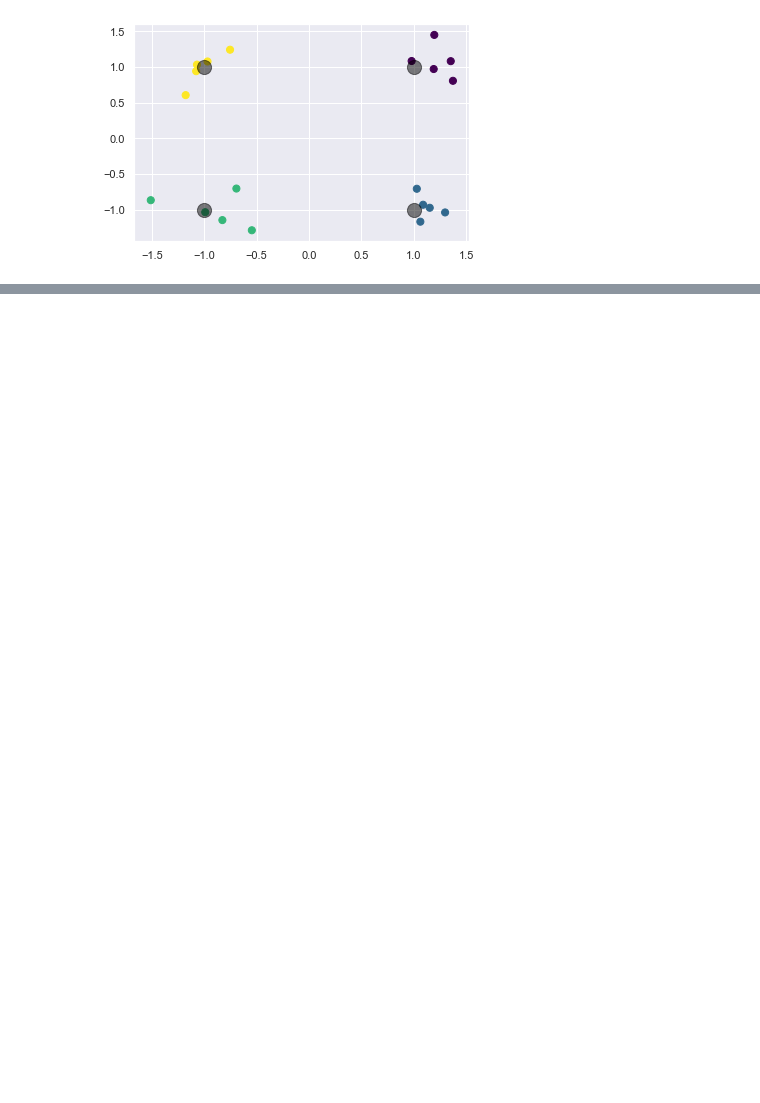
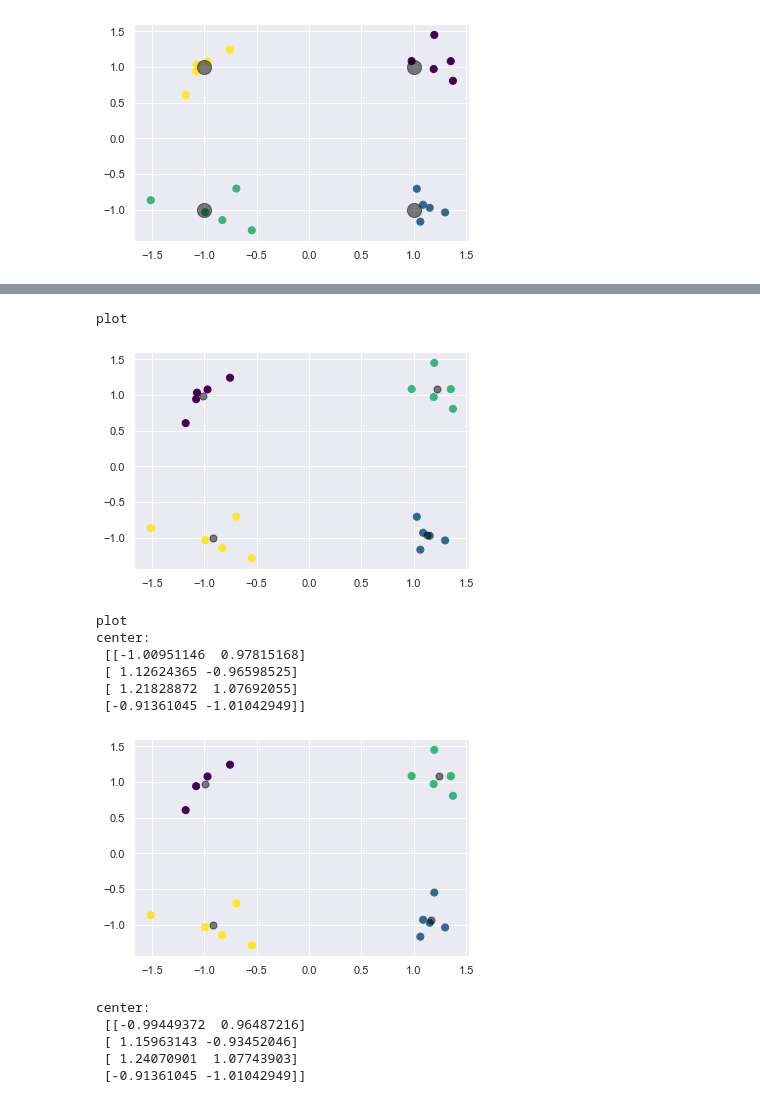
Before and after one commit to AssembleSoftware/IoTPy, a Jupyter notebook: examples/ExamplesOfIncrementalKmeans.ipynb, the cells around one changed output, grey strips where cells are left out. Cells and saved outputs as stored; diff of their text form; code cells hidden in the pictures; blank space fills up the shorter version.

```diff
--- a/examples/ExamplesOfIncrementalKmeans.ipynb
+++ b/examples/ExamplesOfIncrementalKmeans.ipynb
@@ -145,6 +178,0 @@ sink_window(func=clusters_in_moving_windows,
-# %%
-# Start stream
-points, blob_cluster_ids = make_blobs(
-    n_samples, n_features, centers, cluster_std=stdev, random_state=0)
-stream_of_points.extend(points)
-run()
@@ -153,12 +178,0 @@ run()
-# %%
-num_steps=5
-for i in range(num_steps):
-    # Compute points to be added to the stream.
-    new_points = np.empty(shape=[0, n_features])
-    for center in CENTERS:
-        points_around_center = normally_distributed_points(
-            center, stdev=stdev, num_points=n_more_points)
-        new_points = np.append(new_points, points_around_center, axis=0)
-    # Extend the stream with the new points and run.
-    stream_of_points.extend(points)
-    run()
@@ -177,0 +295,46 @@ for i in range(num_steps):
+# %%
+# Step 1: multicore_specification of streams and processes.
+# Specify Streams: list of pairs (stream_name, stream_type).
+# Specify Processes: name, agent function,
+#       lists of inputs and outputs and sources, additional arguments.
+multicore_specification = [
+    # Streams
+    [('stream_of_points', 'x'), ('stream_of_centers', 'x')],
+    # Processes
+    [{'name': 'ComputeKmeansProcess', 'agent': kmeans_agent,
+      'inputs':['stream_of_points'], 'sources':['stream_of_points'],
+      'outputs': ['stream_of_centers']},
+     {'name': 'PrintCentersProcess', 'agent': print_centers_agent,
+      'inputs':['stream_of_centers']},
+    ]]
+
+# Step 2: Create processes.
+processes, procs = get_processes_and_procs(multicore_specification)
+
+# Step 3: Create threads (if any)
+generate_points_thread = threading.Thread(
+    target=generate_points_thread_target, args=(procs,))
+
+# Step 4: Specify which process each thread runs in.
+# thread_0 runs in the process called 'coordinator'
+procs['Compute_kmeans'].threads = [generate_points_thread]
+
+# Step 5: Start, join and terminate processes.
+for process in processes: process.start()
+for process in processes: process.join()
+for process in processes: process.terminate()
+# %% [output]
+plot
+[figure, added]
+plot
+center:
+ [[-1.00951146  0.97815168]
+ [ 1.12624365 -0.96598525]
+ [ 1.21828872  1.07692055]
+ [-0.91361045 -1.01042949]]
+[figure, added]
+center:
+ [[-0.99449372  0.96487216]
+ [ 1.15963143 -0.93452046]
+ [ 1.24070901  1.07743903]
+ [-0.91361045 -1.01042949]]
```
Also changed, not shown: parts of 29 cells of this notebook.
